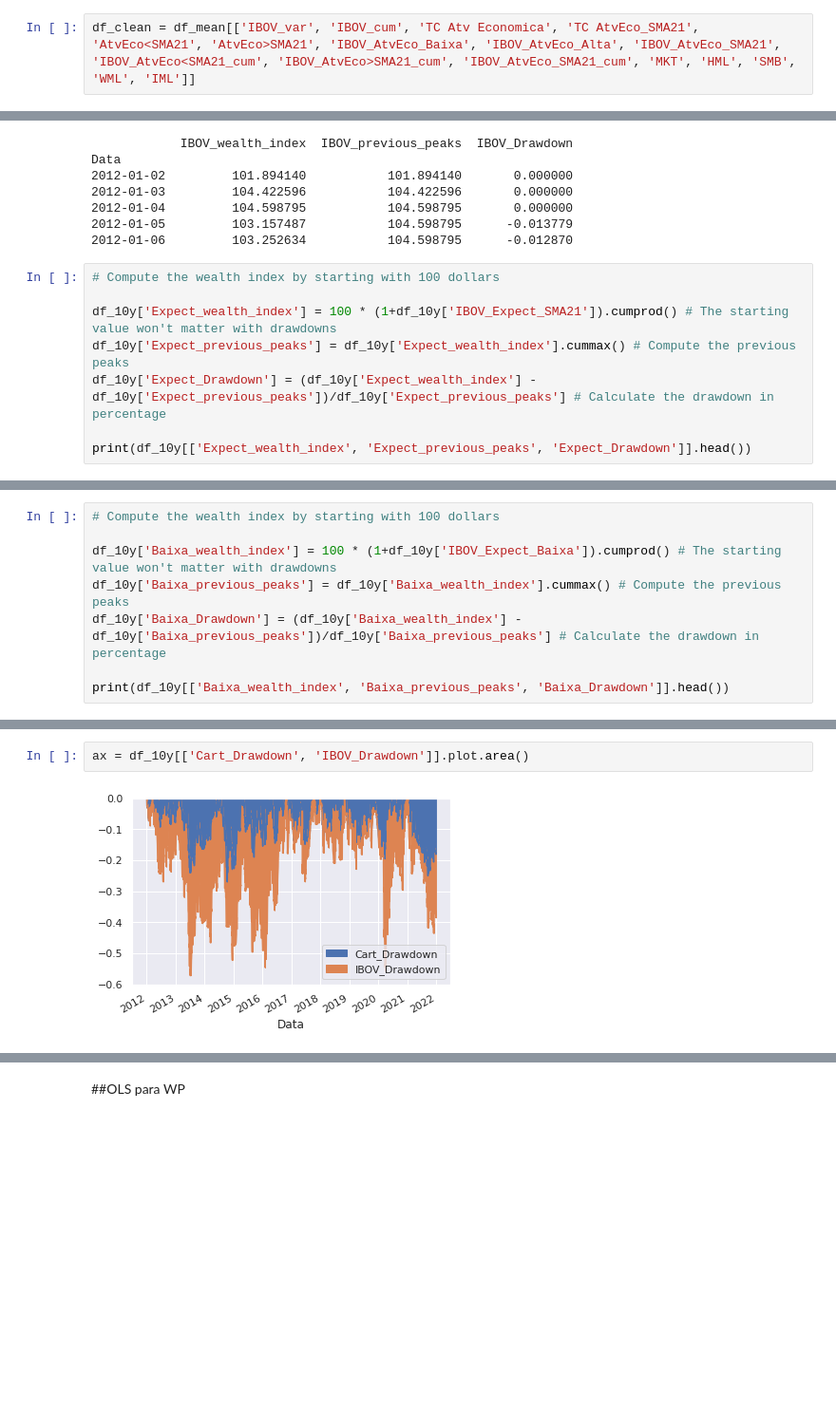
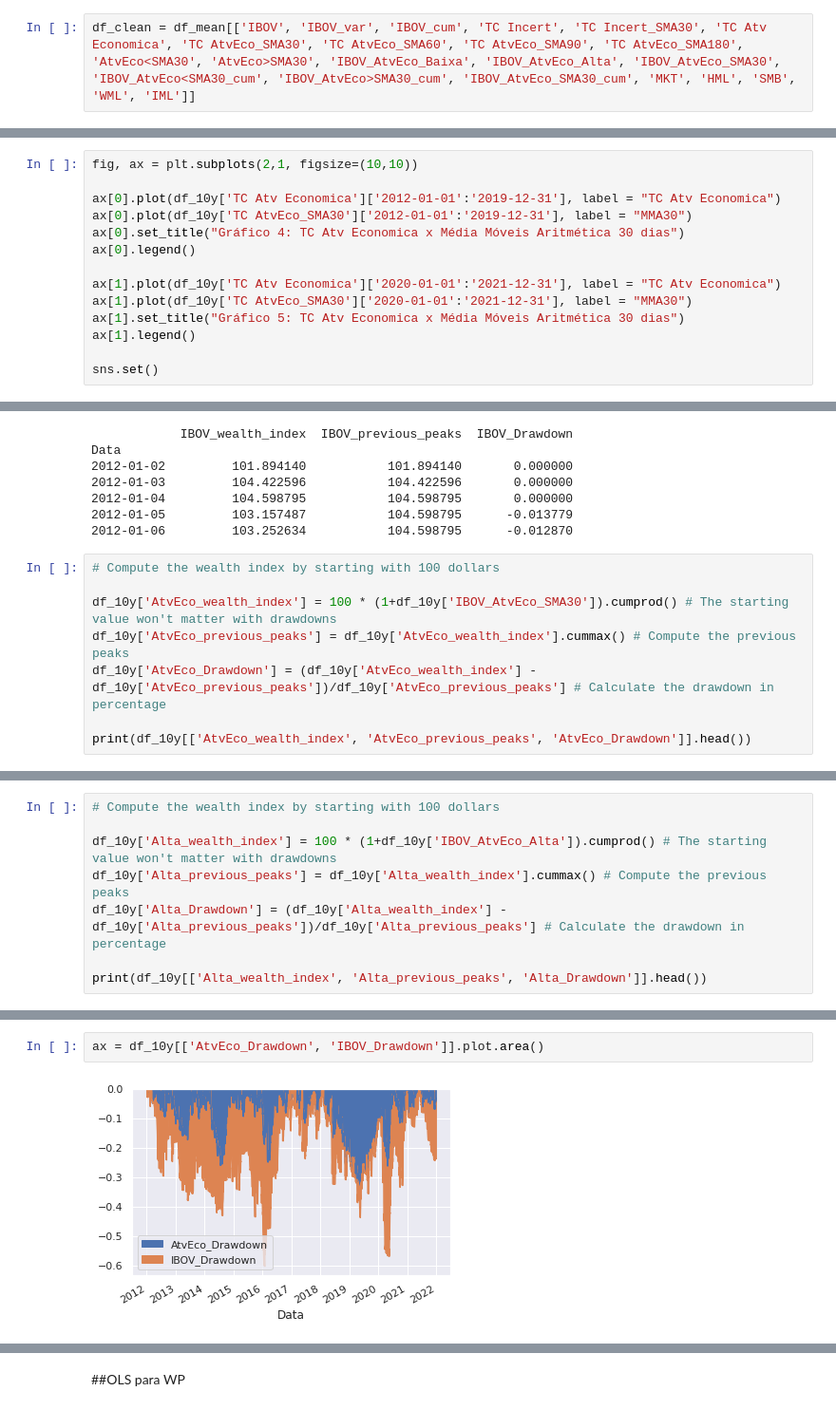
Before and after one commit to orleansmartins/curso-mpf, a Jupyter notebook: WP_TC_Atv_Eco.ipynb, the cells around one changed output, grey strips where cells are left out. Shown at 95% size. Drawn from its saved outputs; the diff is of its cells as text; blank space fills up the shorter version.

```diff
--- a/WP_TC_Atv_Eco.ipynb
+++ b/WP_TC_Atv_Eco.ipynb
@@ -220,7 +210,7 @@ Data
 # %% [markdown]
 ## Separação dos DF
 # %%
-df_clean = df_mean[['IBOV_var', 'IBOV_cum', 'TC Atv Economica', 'TC AtvEco_SMA21', 'AtvEco<SMA21', 'AtvEco>SMA21', 'IBOV_AtvEco_Baixa', 'IBOV_AtvEco_Alta', 'IBOV_AtvEco_SMA21', 'IBOV_AtvEco<SMA21_cum', 'IBOV_AtvEco>SMA21_cum', 'IBOV_AtvEco_SMA21_cum', 'MKT', 'HML', 'SMB', 'WML', 'IML']]
+df_clean = df_mean[['IBOV', 'IBOV_var', 'IBOV_cum', 'TC Incert', 'TC Incert_SMA30', 'TC Atv Economica', 'TC AtvEco_SMA30', 'TC AtvEco_SMA60', 'TC AtvEco_SMA90', 'TC AtvEco_SMA180', 'AtvEco<SMA30', 'AtvEco>SMA30', 'IBOV_AtvEco_Baixa', 'IBOV_AtvEco_Alta', 'IBOV_AtvEco_SMA30', 'IBOV_AtvEco<SMA30_cum', 'IBOV_AtvEco>SMA30_cum', 'IBOV_AtvEco_SMA30_cum', 'MKT', 'HML', 'SMB', 'WML', 'IML']]
 # %%
 df_clean.isnull().sum()
 # %% [output]
@@ -610,0 +600,14 @@ KeyError: ignored
+# %%
+fig, ax = plt.subplots(2,1, figsize=(10,10))
+
+ax[0].plot(df_10y['TC Atv Economica']['2012-01-01':'2019-12-31'], label = "TC Atv Economica")
+ax[0].plot(df_10y['TC AtvEco_SMA30']['2012-01-01':'2019-12-31'], label = "MMA30")
+ax[0].set_title("Gráfico 4: TC Atv Economica x Média Móveis Aritmética 30 dias")
+ax[0].legend()
+
+ax[1].plot(df_10y['TC Atv Economica']['2020-01-01':'2021-12-31'], label = "TC Atv Economica")
+ax[1].plot(df_10y['TC AtvEco_SMA30']['2020-01-01':'2021-12-31'], label = "MMA30")
+ax[1].set_title("Gráfico 5: TC Atv Economica x Média Móveis Aritmética 30 dias")
+ax[1].legend()
+
+sns.set()
@@ -731,9 +741,9 @@ Data
 # %%
 # Compute the wealth index by starting with 100 dollars
 
-df_10y['Expect_wealth_index'] = 100 * (1+df_10y['IBOV_Expect_SMA21']).cumprod() # The starting value won't matter with drawdowns
-df_10y['Expect_previous_peaks'] = df_10y['Expect_wealth_index'].cummax() # Compute the previous peaks
-df_10y['Expect_Drawdown'] = (df_10y['Expect_wealth_index'] - df_10y['Expect_previous_peaks'])/df_10y['Expect_previous_peaks'] # Calculate the drawdown in percentage
+df_10y['AtvEco_wealth_index'] = 100 * (1+df_10y['IBOV_AtvEco_SMA30']).cumprod() # The starting value won't matter with drawdowns
+df_10y['AtvEco_previous_peaks'] = df_10y['AtvEco_wealth_index'].cummax() # Compute the previous peaks
+df_10y['AtvEco_Drawdown'] = (df_10y['AtvEco_wealth_index'] - df_10y['AtvEco_previous_peaks'])/df_10y['AtvEco_previous_peaks'] # Calculate the drawdown in percentage
 
-print(df_10y[['Expect_wealth_index', 'Expect_previous_peaks', 'Expect_Drawdown']].head())
+print(df_10y[['AtvEco_wealth_index', 'AtvEco_previous_peaks', 'AtvEco_Drawdown']].head())
 # %% [output]
@@ -747,9 +757,9 @@ Data
 # %%
 # Compute the wealth index by starting with 100 dollars
 
-df_10y['Baixa_wealth_index'] = 100 * (1+df_10y['IBOV_Expect_Baixa']).cumprod() # The starting value won't matter with drawdowns
-df_10y['Baixa_previous_peaks'] = df_10y['Baixa_wealth_index'].cummax() # Compute the previous peaks
-df_10y['Baixa_Drawdown'] = (df_10y['Baixa_wealth_index'] - df_10y['Baixa_previous_peaks'])/df_10y['Baixa_previous_peaks'] # Calculate the drawdown in percentage
+df_10y['Alta_wealth_index'] = 100 * (1+df_10y['IBOV_AtvEco_Alta']).cumprod() # The starting value won't matter with drawdowns
+df_10y['Alta_previous_peaks'] = df_10y['Alta_wealth_index'].cummax() # Compute the previous peaks
+df_10y['Alta_Drawdown'] = (df_10y['Alta_wealth_index'] - df_10y['Alta_previous_peaks'])/df_10y['Alta_previous_peaks'] # Calculate the drawdown in percentage
 
-print(df_10y[['Baixa_wealth_index', 'Baixa_previous_peaks', 'Baixa_Drawdown']].head())
+print(df_10y[['Alta_wealth_index', 'Alta_previous_peaks', 'Alta_Drawdown']].head())
 # %% [output]
@@ -839,4 +849,4 @@ sns.set()
 # %%
-ax = df_10y[['Cart_Drawdown', 'IBOV_Drawdown']].plot.area()
+ax = df_10y[['AtvEco_Drawdown', 'IBOV_Drawdown']].plot.area()
 # %% [output]
-[figure, old version]
+[figure, new version]
```
Also changed, not shown: parts of 62 cells of this notebook.
